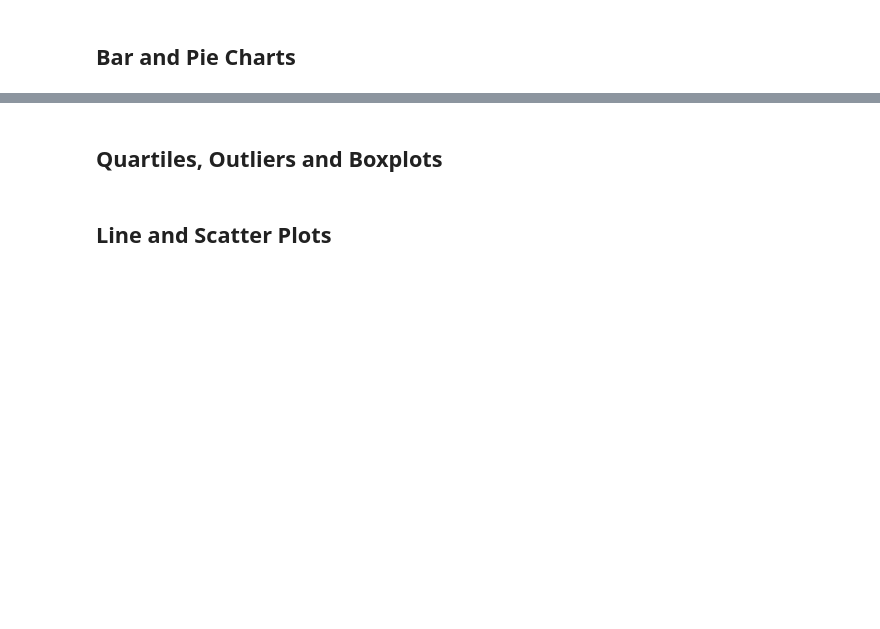
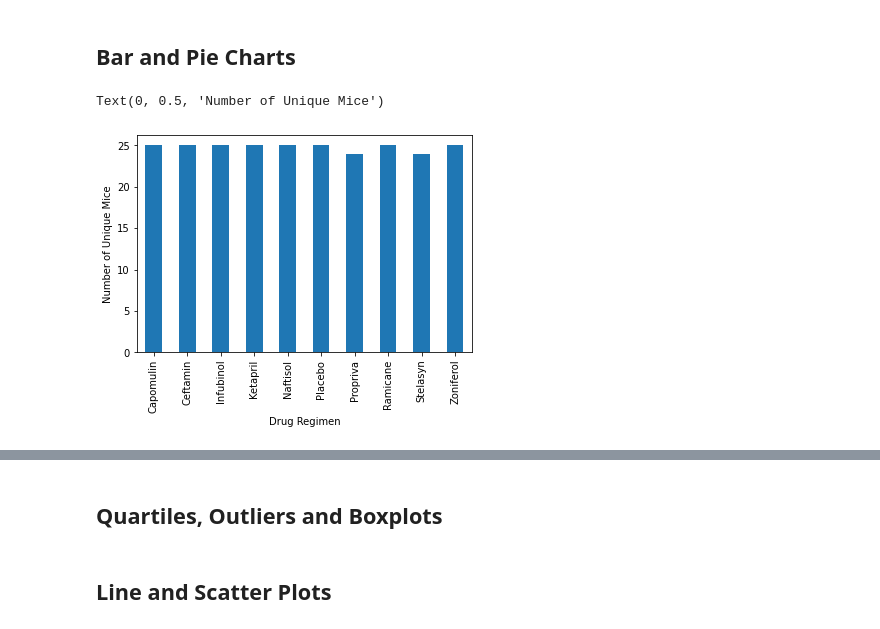
Before and after one commit to MohanPanga/pharma_data, a Jupyter notebook: Pymaceuticals/pymaceuticals_starter.ipynb, the cells around one changed output, grey strips where cells are left out. Drawn from its saved outputs; the diff is of its cells as text; code cells hidden in the pictures; blank space fills up the shorter version.

Commit message:
completed bar and pie plots

```diff
--- a/Pymaceuticals/pymaceuticals_starter.ipynb
+++ b/Pymaceuticals/pymaceuticals_starter.ipynb
@@ -81,3 +81,12 @@ df['Mouse ID'].nunique()
 # Use groupby and summary statistical methods to calculate the following properties of each drug regimen:
 # mean, median, variance, standard deviation, and SEM of the tumor volume.
 # Assemble the resulting series into a single summary dataframe.
+
+regimen_group= df.groupby('Drug Regimen')
+summary_stats = pd.DataFrame()
+summary_stats['Mean Tumor Volume']=regimen_group['Tumor Volume (mm3)'].mean()
+summary_stats['Median Tumor Volume']= regimen_group['Tumor Volume (mm3)'].median()
+summary_stats['Variance Tumor Volume'] = regimen_group['Tumor Volume (mm3)'].var()
+summary_stats['SEM'] = regimen_group['Tumor Volume (mm3)'].sem()
+
+summary_stats
@@ -89,5 +128,11 @@ df['Mouse ID'].nunique()
 ## Bar and Pie Charts
 # %%
 # Generate a bar plot showing the total number of unique mice tested on each drug regimen using pandas.
+regimen_unique = regimen_group.nunique()
+regimen_unique.plot(kind='bar',y='Mouse ID',legend = False)
+plt.ylabel('Number of Unique Mice')
+# %% [output]
+Text(0, 0.5, 'Number of Unique Mice')
+[figure, added]
 # %%
 # Generate a bar plot showing the total number of unique mice tested on each drug regimen using pyplot.
```
Also changed, not shown: parts of 6 cells of this notebook.
